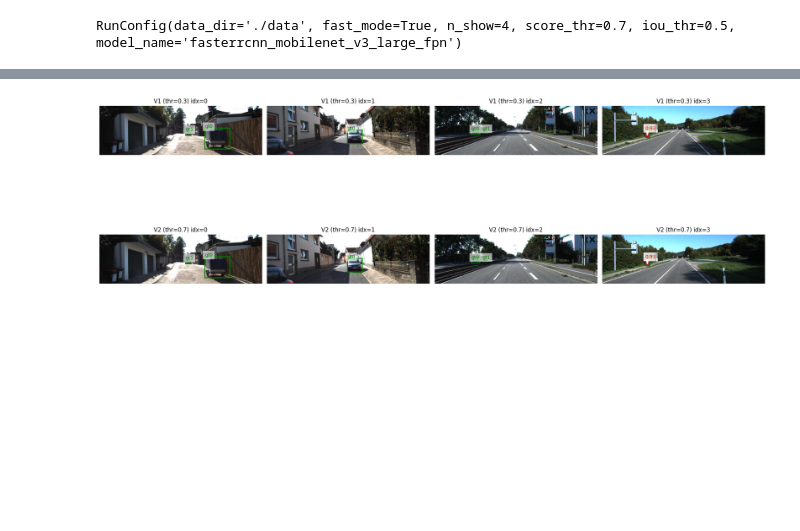
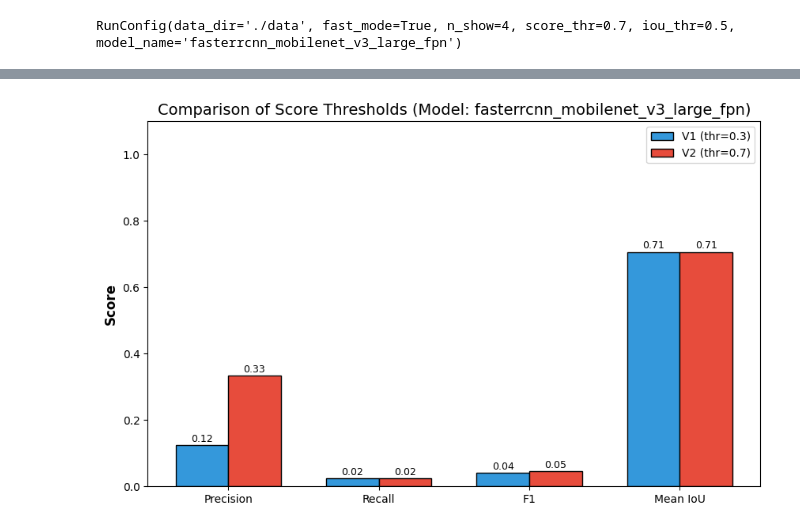
Before and after one commit to gytory/aie-dpo-homework, a Jupyter notebook: homeworks/HW10-11/HW10-11.ipynb, the cells around one changed output, grey strips where cells are left out. Cells and saved outputs as stored; diff of their text form; code cells hidden in the pictures; blank space fills up the shorter version.

```diff
--- a/homeworks/HW10-11/HW10-11.ipynb
+++ b/homeworks/HW10-11/HW10-11.ipynb
@@ -1242,42 +1114,30 @@ plt.show()
 # %%
-from typing import Dict, List, Optional
+metrics_names = ['Precision', 'Recall', 'F1', 'Mean IoU']
+v1_values = [metrics_v1['precision'], metrics_v1['recall'], metrics_v1['f1'], metrics_v1['mean_iou']]
+v2_values = [metrics_v2['precision'], metrics_v2['recall'], metrics_v2['f1'], metrics_v2['mean_iou']]
 
-# Покажем сравнение V1 (thr=0.3) и V2 (thr=0.7)
-n = min(cfg.n_show, len(dataset))
-fig, axes = plt.subplots(2, n, figsize=(5*n, 10))
+x = np.arange(len(metrics_names))
+width = 0.35
 
-if n == 1:
-    axes = axes.reshape(2, 1)
+fig, ax = plt.subplots(figsize=(10, 6))
+bars1 = ax.bar(x - width/2, v1_values, width, label='V1 (thr=0.3)', color='#3498db', edgecolor='black')
+bars2 = ax.bar(x + width/2, v2_values, width, label='V2 (thr=0.7)', color='#e74c3c', edgecolor='black')
 
-for i in range(n):
-    img_t, target = dataset[i]
-    pred = predict_one(img_t)
+ax.set_ylabel('Score', fontsize=12, fontweight='bold')
+ax.set_title(f'Comparison of Score Thresholds (Model: {cfg.model_name})', fontsize=14)
+ax.set_xticks(x)
+ax.set_xticklabels(metrics_names)
+ax.legend()
+ax.set_ylim(0, 1.1)
 
-    # V1: threshold = 0.3
-    pred_v1 = filter_preds(pred, score_thr=0.3, person_label=person_label)
+for bars in [bars1, bars2]:
+    for bar in bars:
+        height = bar.get_height()
+        ax.annotate(f'{height:.2f}', xy=(bar.get_x() + bar.get_width()/2, height),
+                    xytext=(0, 3), textcoords="offset points", ha='center', fontsize=9)
 
-    # V2: threshold = 0.7
-    pred_v2 = filter_preds(pred, score_thr=0.7, person_label=person_label)
-
-    img_np = (img_t.permute(1, 2, 0).numpy() * 255).astype(np.uint8)
-
-    # Верхний ряд: V1 (thr=0.3)
-    ax = axes[0, i]
-    ax.imshow(img_np)
-    ax.set_title(f"V1 (thr=0.3) idx={i}")
-    ax.axis("off")
-    draw_boxes(ax, target["boxes"], color="g", linewidth=2, text=lambda j: f"gt{j}")
-    draw_boxes(ax, pred_v1["boxes"], color="r", linewidth=2, text=lambda j: f"{pred_v1['scores'][j]:.2f}")
-
-    # Нижний ряд: V2 (thr=0.7)
-    ax = axes[1, i]
-    ax.imshow(img_np)
-    ax.set_title(f"V2 (thr=0.7) idx={i}")
-    ax.axis("off")
-    draw_boxes(ax, target["boxes"], color="g", linewidth=2, text=lambda j: f"gt{j}")
-    draw_boxes(ax, pred_v2["boxes"], color="r", linewidth=2, text=lambda j: f"{pred_v2['scores'][j]:.2f}")
-
-plt.tight_layout()
+os.makedirs('./artifacts/figures/', exist_ok=True)
+plt.savefig('./artifacts/figures/detection_metrics.png', dpi=150, bbox_inches='tight')
 plt.show()
 # %% [output]
-[figure, old version]
+[figure, new version]
```
Also changed, not shown: parts of 31 cells of this notebook, 7 other files.
